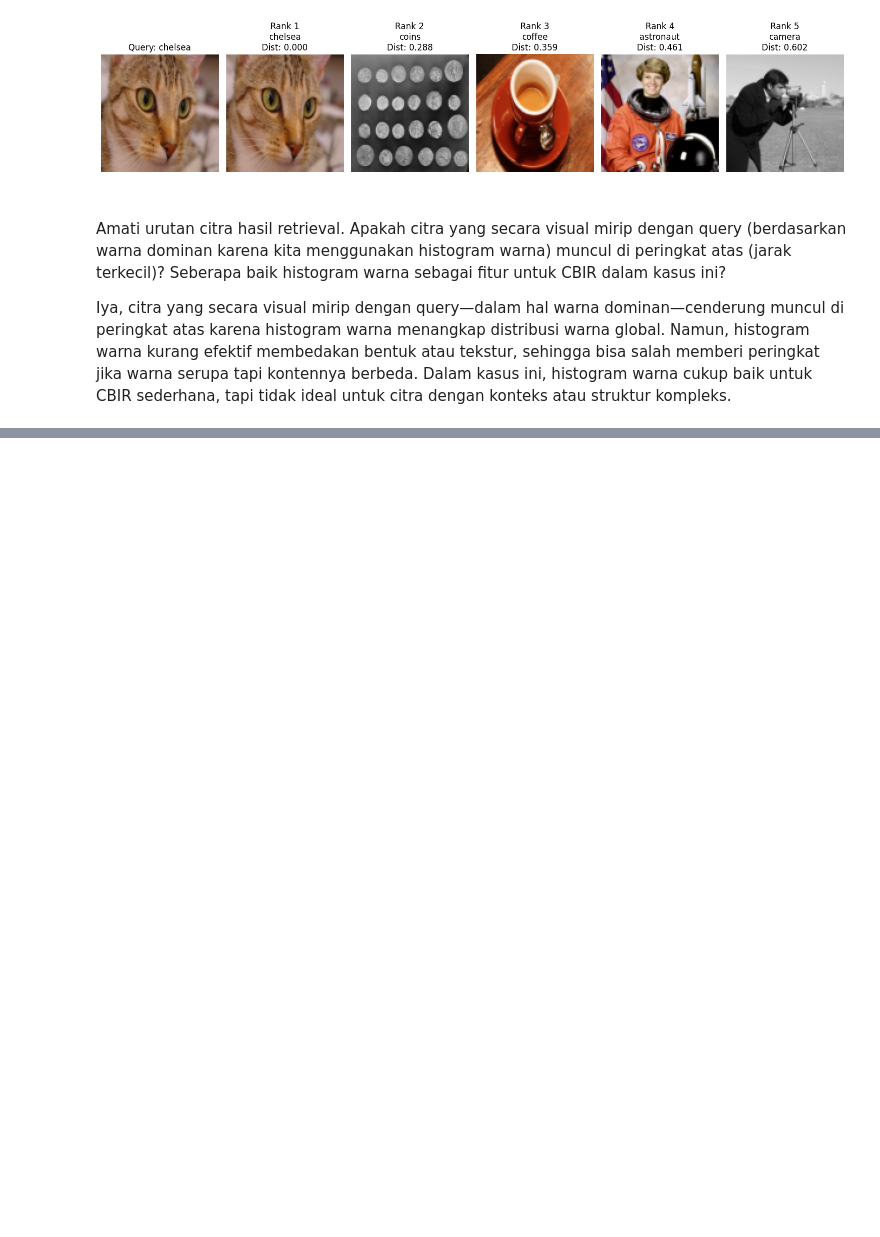
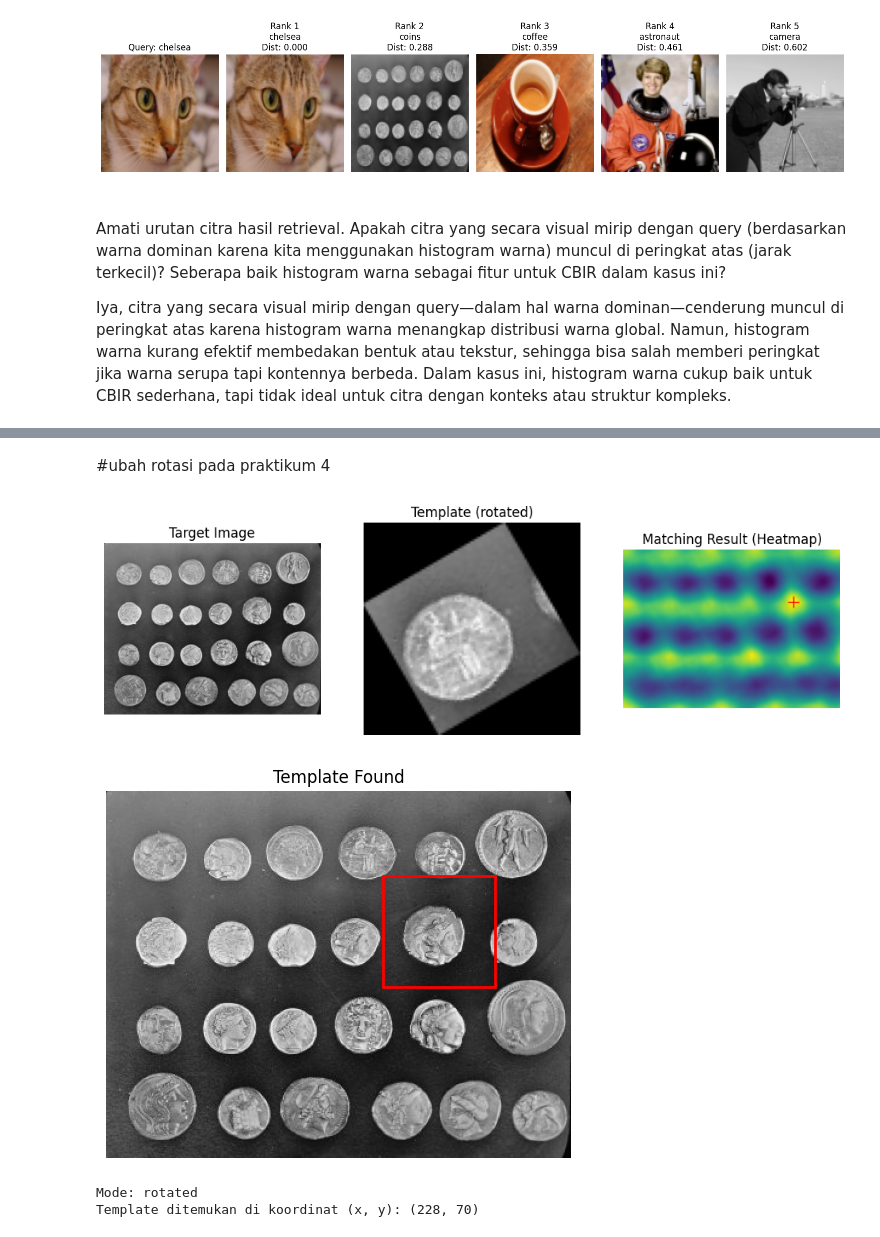
Before and after one commit to Syauqimaul/2025_Pengolahan-Citra_TI-2A, a Jupyter notebook: Joobshet_5_Mengukur_Kemiripan_Citra.ipynb, the cells around one changed output, grey strips where cells are left out. Drawn from its saved outputs; the diff is of its cells as text; code cells hidden in the pictures; blank space fills up the shorter version.

```diff
--- a/Joobshet_5_Mengukur_Kemiripan_Citra.ipynb
+++ b/Joobshet_5_Mengukur_Kemiripan_Citra.ipynb
@@ -397,0 +488,72 @@ Iya, citra yang secara visual mirip dengan query—dalam hal warna dominan—cen
+# %% [markdown]
+#ubah rotasi pada praktikum 4
+# %%
+import numpy as np
+import matplotlib.pyplot as plt
+from skimage import data
+from skimage.feature import match_template
+from skimage.transform import rotate, rescale
+from skimage.util import img_as_float
+
+# 1. Muat citra target dan ambil template
+image = data.coins()
+template = image[15:80, 190:260]  # Ambil salah satu koin
+
+# 2. Pilih mode: 'normal', 'rotated', atau 'scaled'
+mode = 'rotated'  # Ubah ke 'scaled' atau 'normal' sesuai kebutuhan
+
+# 3. Transformasi template berdasarkan mode
+if mode == 'rotated':
+    # Rotasi template 30 derajat
+    template_mod = rotate(template, angle=30, resize=True)
+elif mode == 'scaled':
+    # Skalakan template ke 80% dari ukuran asli
+    template_mod = rescale(template, scale=0.8, anti_aliasing=True)
+    template_mod = img_as_float(template_mod)  # Pastikan format sesuai
+else:
+    # Gunakan template asli
+    template_mod = template
+
+# 4. Template matching menggunakan normalized cross-correlation
+result = match_template(image, template_mod)
+
+# 5. Temukan koordinat dengan skor tertinggi
+ij = np.unravel_index(np.argmax(result), result.shape)
+x, y = ij[::-1]  # Ubah ke (x, y)
+
+# 6. Visualisasi hasil
+fig, ax = plt.subplots(1, 3, figsize=(12, 4))
+
+ax[0].imshow(image, cmap='gray')
+ax[0].set_title('Target Image')
+ax[0].axis('off')
+
+ax[1].imshow(template_mod, cmap='gray')
+ax[1].set_title(f'Template ({mode})')
+ax[1].axis('off')
+
+ax[2].imshow(result, cmap='viridis')
+ax[2].set_title('Matching Result (Heatmap)')
+ax[2].axis('off')
+ax[2].plot(x, y, 'r+', markersize=10)
+
+# Tampilan hasil pencocokan pada citra asli
+fig2, ax_main = plt.subplots(figsize=(6, 6))
+ax_main.imshow(image, cmap='gray')
+ax_main.set_title('Template Found')
+ax_main.axis('off')
+
+h, w = template_mod.shape
+rect = plt.Rectangle((x, y), w, h, edgecolor='r', facecolor='none', lw=2)
+ax_main.add_patch(rect)
+
+plt.show()
+
+# Tampilkan koordinat hasil pencocokan
+print(f"Mode: {mode}")
+print(f"Template ditemukan di koordinat (x, y): ({x}, {y})")
+# %% [output]
+[figure, added]
+[figure, added]
+Mode: rotated
+Template ditemukan di koordinat (x, y): (228, 70)
```
Also changed, not shown: parts of 3 cells of this notebook.
